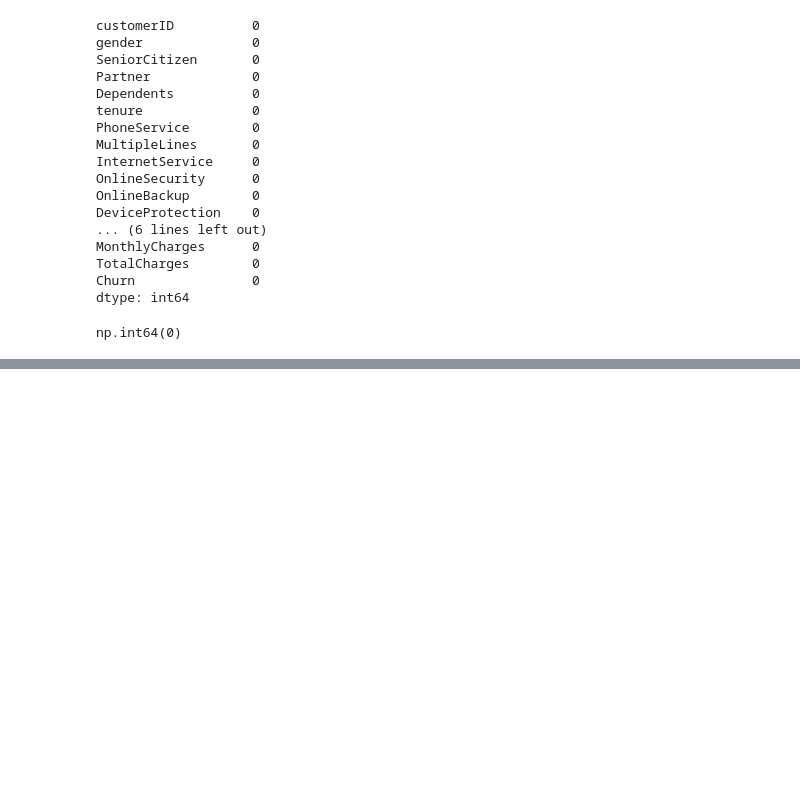
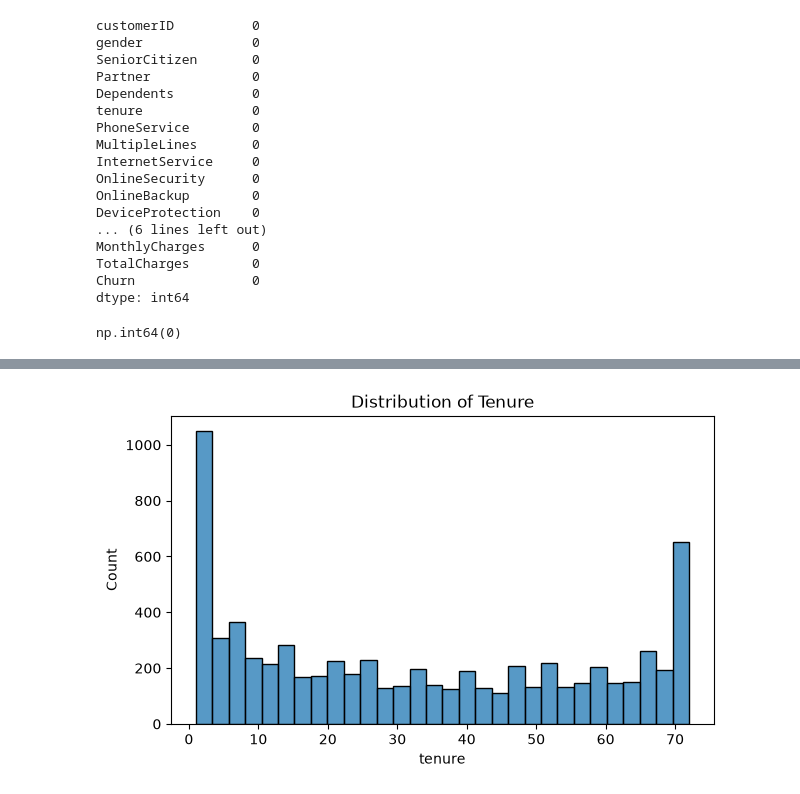
Before and after one commit to KundanPM/Customer_Churn_Prediction, a Jupyter notebook: notebook/01_data_cleaning.ipynb, the cells around one changed output, grey strips where cells are left out. Cells and saved outputs as stored; diff of their text form; code cells hidden in the pictures; blank space fills up the shorter version.

```diff
--- a/notebook/01_data_cleaning.ipynb
+++ b/notebook/01_data_cleaning.ipynb
@@ -70,0 +209,7 @@ np.int64(0)
+# %%
+plt.figure(figsize=(7,4))
+sns.histplot(df["tenure"], bins=30)
+plt.title("Distribution of Tenure")
+plt.show()
+# %% [output]
+[figure, added]
```
Also changed, not shown: parts of 27 cells of this notebook, 1 other file.
